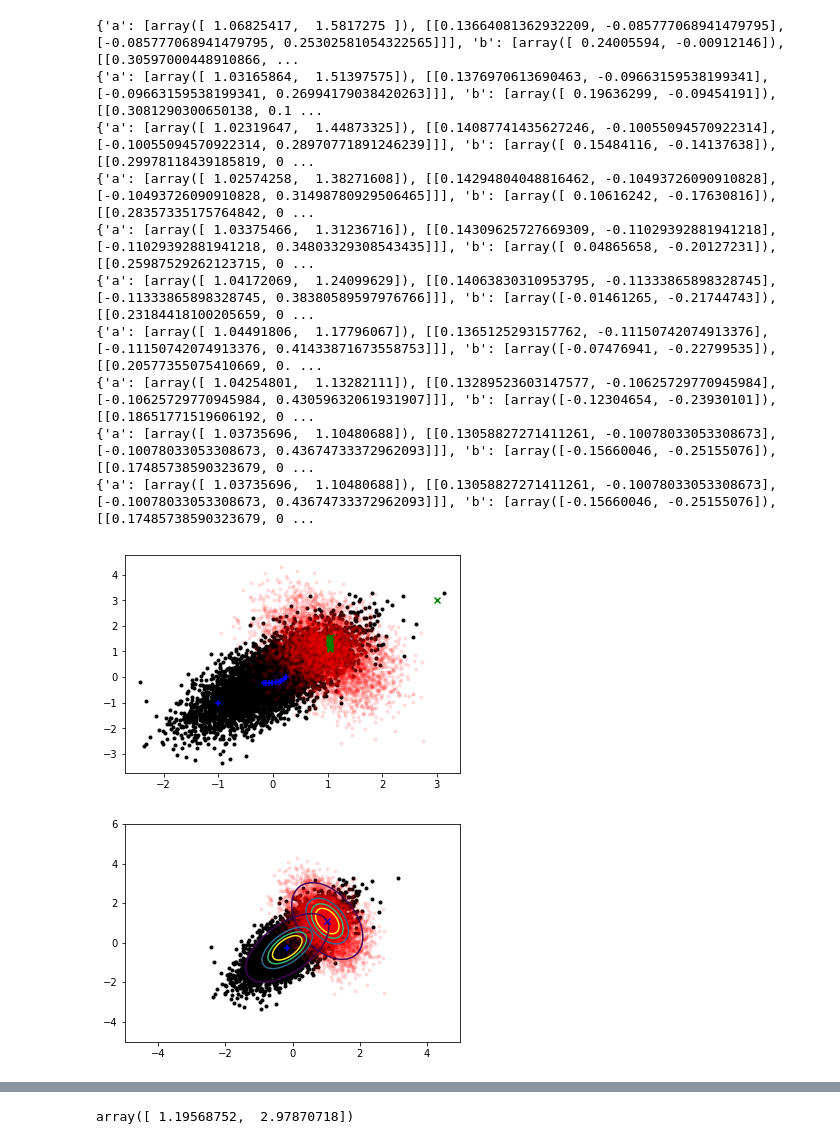
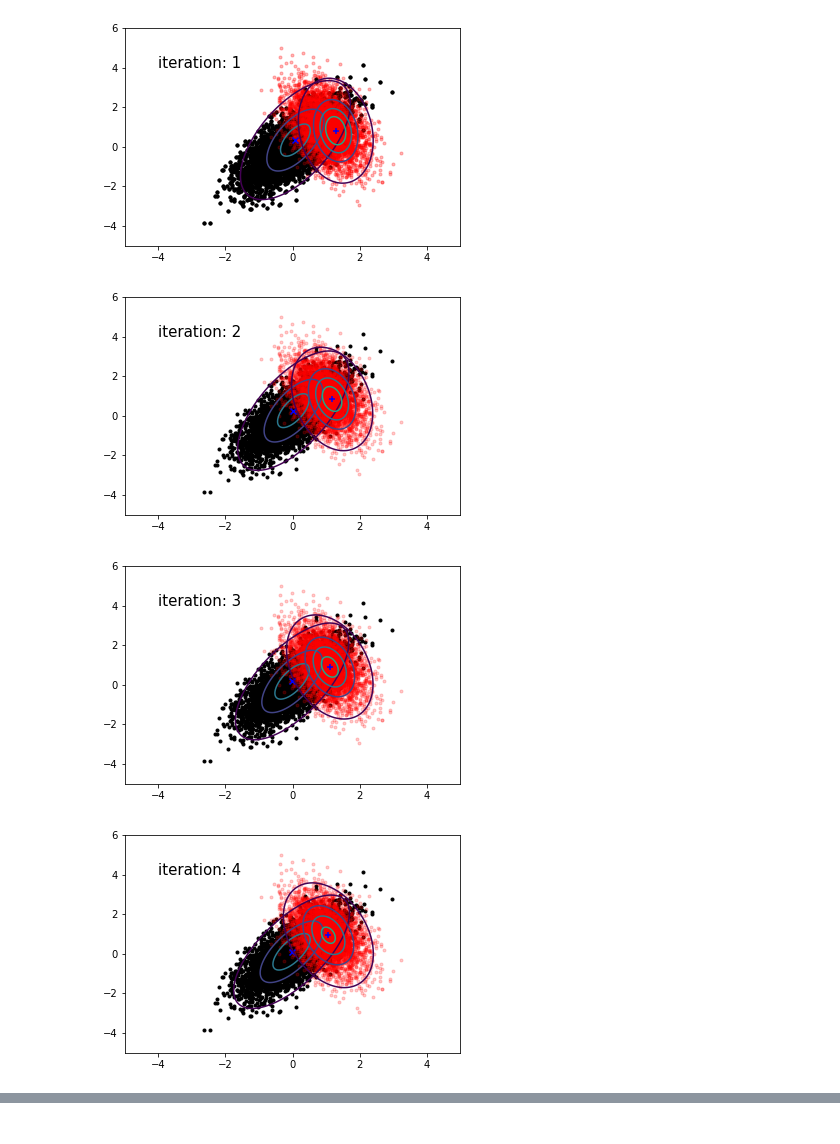
Before and after one commit to mtekman/EM-transcriptAbundances, a Jupyter notebook: EM-mixedgaussians.ipynb, the cells around one changed output, grey strips where cells are left out. Drawn from its saved outputs; the diff is of its cells as text; code cells hidden in the pictures.

```diff
--- a/EM-mixedgaussians.ipynb
+++ b/EM-mixedgaussians.ipynb
@@ -75,24 +74,42 @@ def m_step(ez,dat):
             #print i +': ' + str(th[i])
 
     return {'a': [new_th['a'],[[q00['a']/n['a'],q10['a']/n['a']],[q01['a']/n['a'],q11['a']/n['a']]]],'b':[new_th['b'],[[q00['b']/n['b'],q10['b']/n['b']],[q01['b']/n['b'],q11['b']/n['b']]]]}
+# %%
+def plotCurrentSol(theta,k):
+    x, y = np.mgrid[-5:5:.01, -5:6:.01]
+    pos = np.empty(x.shape + (2,))
+    pos[:, :, 0] = x; pos[:, :, 1] = y
+    plt.scatter(xa,ya,color='k',marker='.')
+    plt.scatter(xb,yb,color='r',marker='.',alpha=0.2)
+
+    amv = mvn(theta['a'][0],theta['a'][1])
+    bmv = mvn(theta['b'][0],theta['b'][1])
+
+
+    levels = np.arange(0.01,0.61,0.1)
+    plt.contour(x,y,amv.pdf(pos),levels)
+    plt.contour(x,y,bmv.pdf(pos),levels)
+
+    plt.text(-4, 4, r'iteration: ' + str(k), fontsize=15)
+
+    plt.scatter(theta['a'][0][0],theta['a'][0][1],color='b',marker='x')
+    plt.scatter(theta['b'][0][0],theta['b'][0][1],color='b',marker='+')
+
+    plt.show()
 # %%
-ct = {'a':[[3,3],[[2,0.2],[0.2,0.5]]],'b':[[-1,-1],[[0.5,0.1],[0.1,2]]]}
-plotCurrentSol(ct)
+ct = {'a':[[-3,2],[[2,0.2],[0.2,1.5]]],'b':[[3,3],[[0.5,0.1],[0.1,2]]]}
+plotCurrentSol(ct,0)
 plt.scatter(xa,ya,color='k',marker='.')
 plt.scatter(xb,yb,color='r',marker='.',alpha=0.1)
 
-plt.scatter(ct['a'][0][0],ct['a'][0][1],color='g',marker='x')
-plt.scatter(ct['b'][0][0],ct['b'][0][1],color='b',marker='+')
-
-for k in range(1,10):
+for k in range(1,11):
     exz = e_step(ct,data)
     ct = m_step(exz,data)
-    print ct
-    plt.scatter(ct['a'][0][0],ct['a'][0][1],color='g',marker='x')
-    plt.scatter(ct['b'][0][0],ct['b'][0][1],color='b',marker='+')
+    plotCurrentSol(ct,k)
 
 print ct
-plt.show()
-
-plotCurrentSol(ct)
+print "real mean of a: "+ str(rm_a)
+print "real covariance of a: "+ str(rcov_a)
+print "real mean of b: "+ str(rm_b)
+print "real covariance of b: "+ str(rcov_b)
 # %% [output]
@@ -100,12 +117,4 @@ plotCurrentSol(ct)
-{'a': [array([ 1.06825417,  1.5817275 ]), [[0.13664081362932209, -0.085777068941479795], [-0.085777068941479795, 0.25302581054322565]]], 'b': [array([ 0.24005594, -0.00912146]), [[0.30597000448910866, ...
-{'a': [array([ 1.03165864,  1.51397575]), [[0.1376970613690463, -0.09663159538199341], [-0.09663159538199341, 0.26994179038420263]]], 'b': [array([ 0.19636299, -0.09454191]), [[0.3081290300650138, 0.1 ...
-{'a': [array([ 1.02319647,  1.44873325]), [[0.14087741435627246, -0.10055094570922314], [-0.10055094570922314, 0.28970771891246239]]], 'b': [array([ 0.15484116, -0.14137638]), [[0.29978118439185819, 0 ...
-{'a': [array([ 1.02574258,  1.38271608]), [[0.14294804048816462, -0.10493726090910828], [-0.10493726090910828, 0.31498780929506465]]], 'b': [array([ 0.10616242, -0.17630816]), [[0.28357335175764842, 0 ...
-{'a': [array([ 1.03375466,  1.31236716]), [[0.14309625727669309, -0.11029392881941218], [-0.11029392881941218, 0.34803329308543435]]], 'b': [array([ 0.04865658, -0.20127231]), [[0.25987529262123715, 0 ...
-{'a': [array([ 1.04172069,  1.24099629]), [[0.14063830310953795, -0.11333865898328745], [-0.11333865898328745, 0.38380589597976766]]], 'b': [array([-0.01461265, -0.21744743]), [[0.23184418100205659, 0 ...
-{'a': [array([ 1.04491806,  1.17796067]), [[0.1365125293157762, -0.11150742074913376], [-0.11150742074913376, 0.41433871673558753]]], 'b': [array([-0.07476941, -0.22799535]), [[0.20577355075410669, 0. ...
-{'a': [array([ 1.04254801,  1.13282111]), [[0.13289523603147577, -0.10625729770945984], [-0.10625729770945984, 0.43059632061931907]]], 'b': [array([-0.12304654, -0.23930101]), [[0.18651771519606192, 0 ...
-{'a': [array([ 1.03735696,  1.10480688]), [[0.13058827271411261, -0.10078033053308673], [-0.10078033053308673, 0.43674733372962093]]], 'b': [array([-0.15660046, -0.25155076]), [[0.17485738590323679, 0 ...
-{'a': [array([ 1.03735696,  1.10480688]), [[0.13058827271411261, -0.10078033053308673], [-0.10078033053308673, 0.43674733372962093]]], 'b': [array([-0.15660046, -0.25155076]), [[0.17485738590323679, 0 ...
-[figure, old version]
+[figure, new version]
-[figure, old version]
+[figure, new version]
+[figure, added]
+[figure, added]
@@ -132,5 +131,0 @@ def plotCurrentSol(theta):
-# %%
-
-data[1]
-# %% [output]
-array([ 1.19568752,  2.97870718])
```
Also changed, not shown: parts of 5 cells of this notebook, 2 other files.
